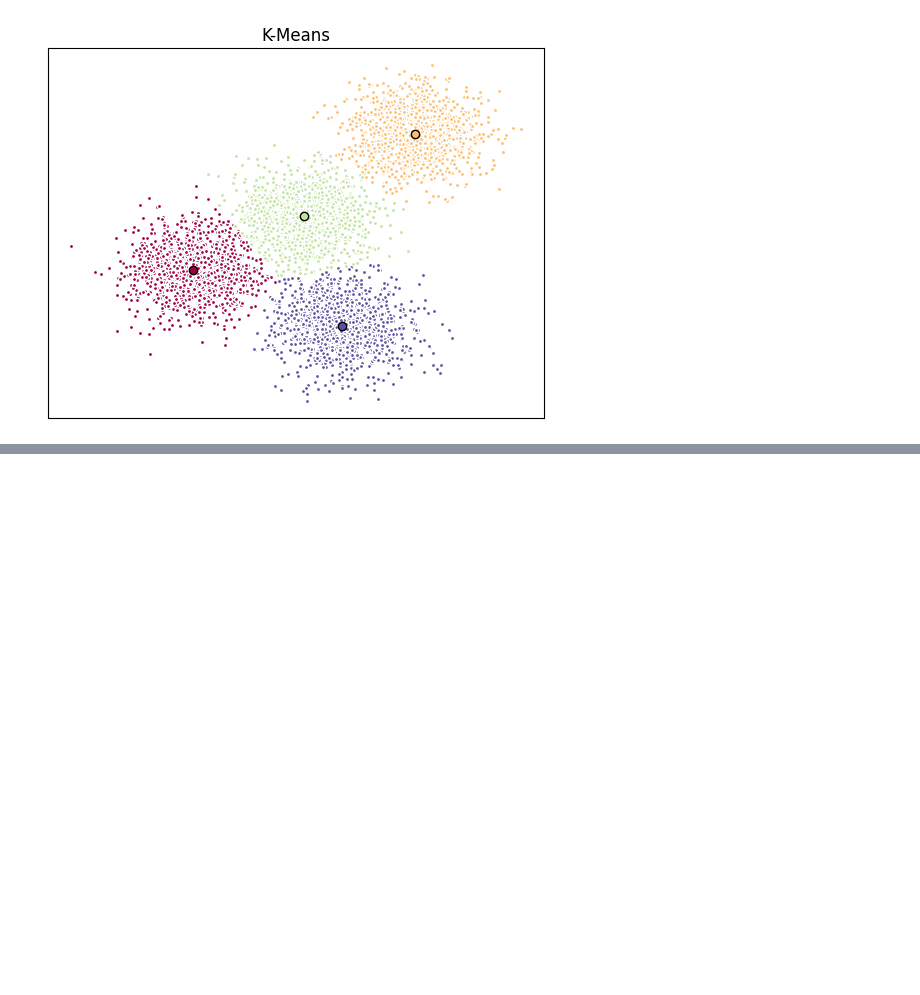
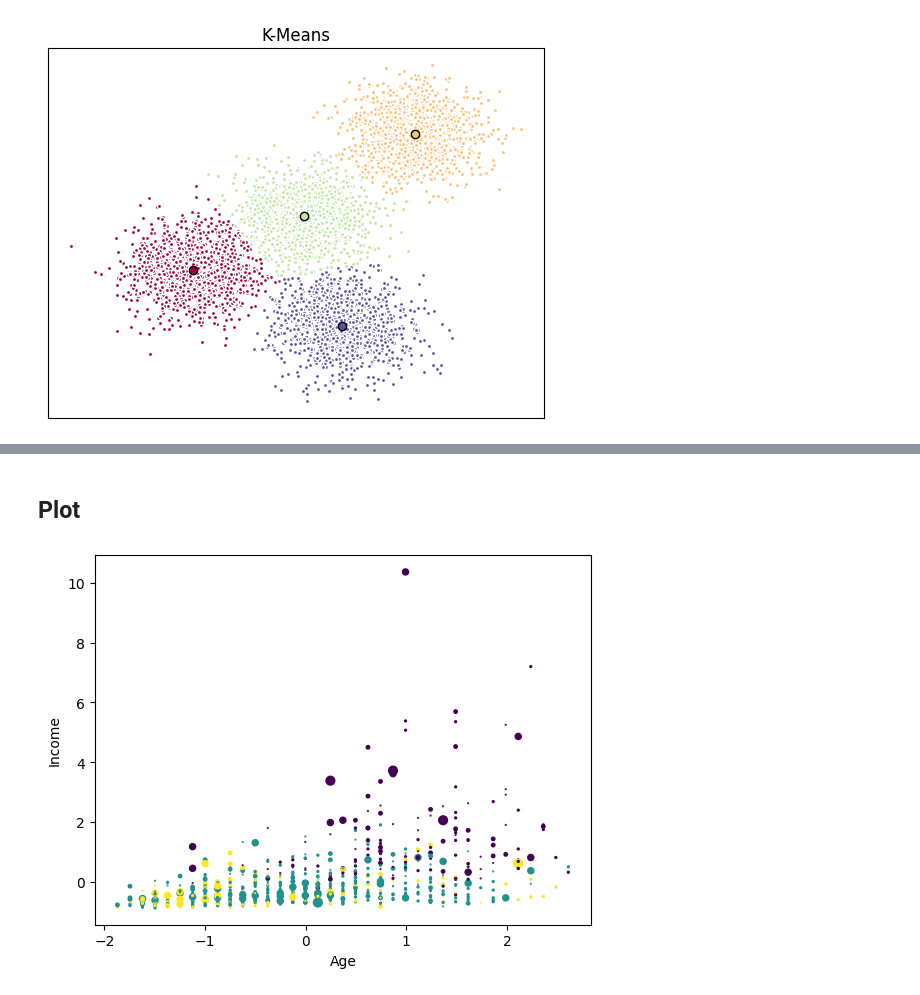
Before and after one commit to amir-azimi-dev/Machine-Learning, a Jupyter notebook: clustering/k-means.ipynb, the cells around one changed output, grey strips where cells are left out. Saved outputs shown, nothing was run; the diff lists cells and outputs as text; code cells hidden in the pictures; blank space fills up the shorter version.

Commit message:
add: k-means-clustering last-part

```diff
--- a/clustering/k-means.ipynb
+++ b/clustering/k-means.ipynb
@@ -71,0 +76,3 @@ plt.show()
+# %%
+customers_df = pd.read_csv("Cust_Segmentation.csv")
+customers_df.head()
@@ -71,0 +88,3 @@ plt.show()
+# %%
+df = customers_df.drop("Address", axis=1) # Remove Address Column (axis=1 --> column, axis=0 --> row)
+df.head()
@@ -71,0 +100,9 @@ plt.show()
+# %%
+from sklearn.preprocessing import StandardScaler
+
+x = df.values[:, 1:] # Don't Select Customer Id Column
+x = np.nan_to_num(x)
+
+scaler = StandardScaler().fit(x)
+x = scaler.transform(x)
+print(x[0])
@@ -71,0 +114,12 @@ plt.show()
+# %%
+from sklearn.cluster import KMeans
+
+K = 3
+k_means = KMeans(init="k-means++", n_clusters=k, n_init=12)
+k_means.fit(x)
+
+labels = k_means.labels_
+centers = k_means.cluster_centers_
+
+print(f"Labels: {labels[:10]}")
+print(f"Centers: {centers}")
@@ -71,0 +156,14 @@ plt.show()
+# %% [markdown]
+## Plot
+# %%
+educations = x[:, 1]
+areas = np.pi * (educations ** 2)
+
+# Income-Age Plot (the bigger the point, the higher the education)
+plt.scatter(x[:, 0], x[:, 3], s=areas, c=labels.astype(np.float64))
+plt.ylabel("Income")
+plt.xlabel("Age")
+
+plt.show()
+# %% [output]
+[figure, added]
```
Also changed, not shown: parts of 15 cells of this notebook, 1 other file.
